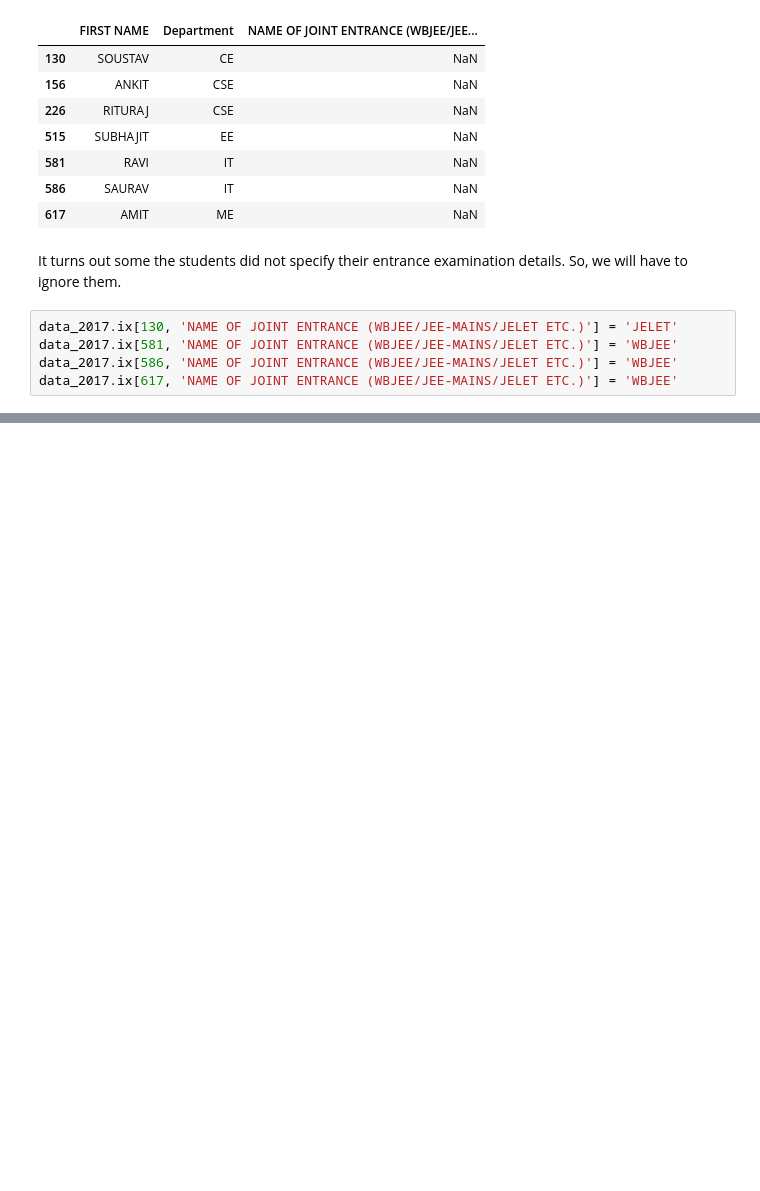
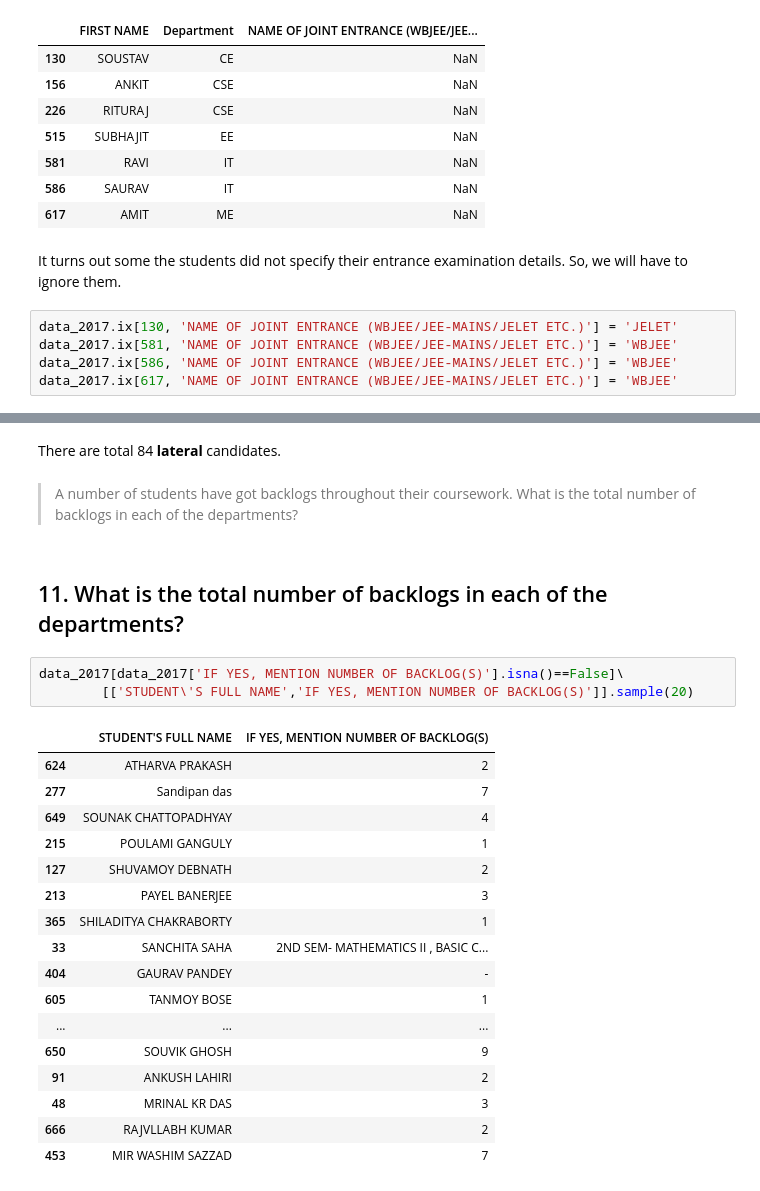
Before and after one commit to sayakpaul/Analysis-of-college-database-of-2017-passouts, a Jupyter notebook: 2017_Passout_Data_Analysis.ipynb, the cells around one changed output, grey strips where cells are left out. Saved outputs shown, nothing was run; the diff lists cells and outputs as text; blank space fills up the shorter version.

```diff
--- a/2017_Passout_Data_Analysis.ipynb
+++ b/2017_Passout_Data_Analysis.ipynb
@@ -353,3 +356,30 @@ JEE-MAINS                    45
 DE-CENTRALISED ADMISSION      2
 WBJEE & JEE-MAINS             1
 Name: NAME OF JOINT ENTRANCE (WBJEE/JEE-MAINS/JELET ETC.), dtype: int64
+# %% [markdown]
+There are total 84 **lateral** candidates.
+# %% [markdown]
+> A number of students have got backlogs throughout their coursework. What is the total number of backlogs in each of the departments?
+# %% [markdown]
+## 11. What is the total number of backlogs in each of the departments?
+# %%
+data_2017[data_2017['IF YES, MENTION NUMBER OF BACKLOG(S)'].isna()==False]\
+        [['STUDENT\'S FULL NAME','IF YES, MENTION NUMBER OF BACKLOG(S)']].sample(20)
+# %% [output]
+|  | STUDENT'S FULL NAME | IF YES, MENTION NUMBER OF BACKLOG(S) |
+| 624 | ATHARVA PRAKASH | 2 |
+| 277 | Sandipan das | 7 |
+| 649 | SOUNAK CHATTOPADHYAY | 4 |
+| 215 | POULAMI GANGULY | 1 |
+| 127 | SHUVAMOY DEBNATH | 2 |
+| 213 | PAYEL BANERJEE | 3 |
+| 365 | SHILADITYA CHAKRABORTY | 1 |
+| 33 | SANCHITA SAHA | 2ND SEM- MATHEMATICS II , BASIC C... |
+| 404 | GAURAV PANDEY | - |
+| 605 | TANMOY BOSE | 1 |
+| ... | ... | ... |
+| 650 | SOUVIK GHOSH | 9 |
+| 91 | ANKUSH LAHIRI | 2 |
+| 48 | MRINAL KR DAS | 3 |
+| 666 | RAJVLLABH KUMAR | 2 |
+| 453 | MIR WASHIM SAZZAD | 7 |
```
Also changed, not shown: parts of 37 cells of this notebook.
